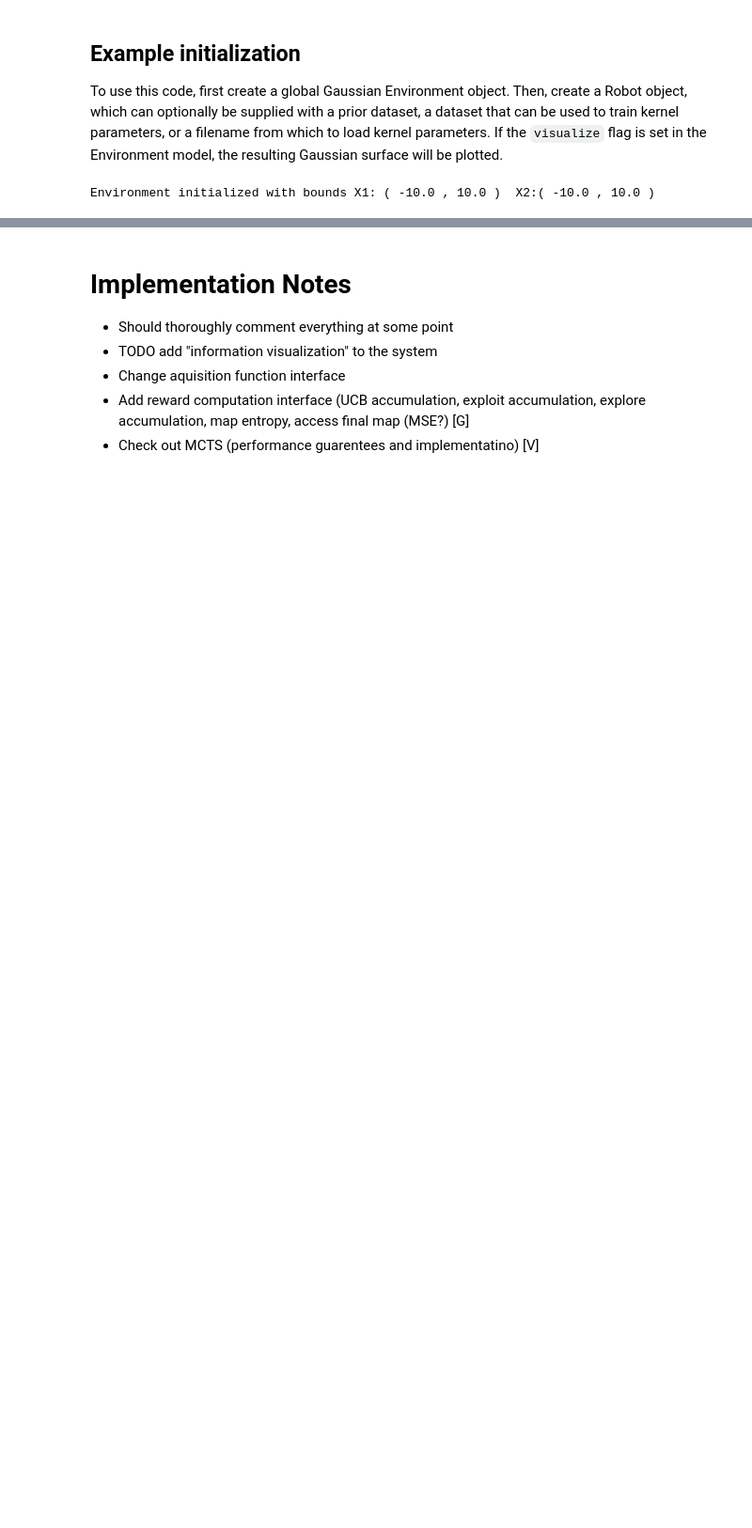
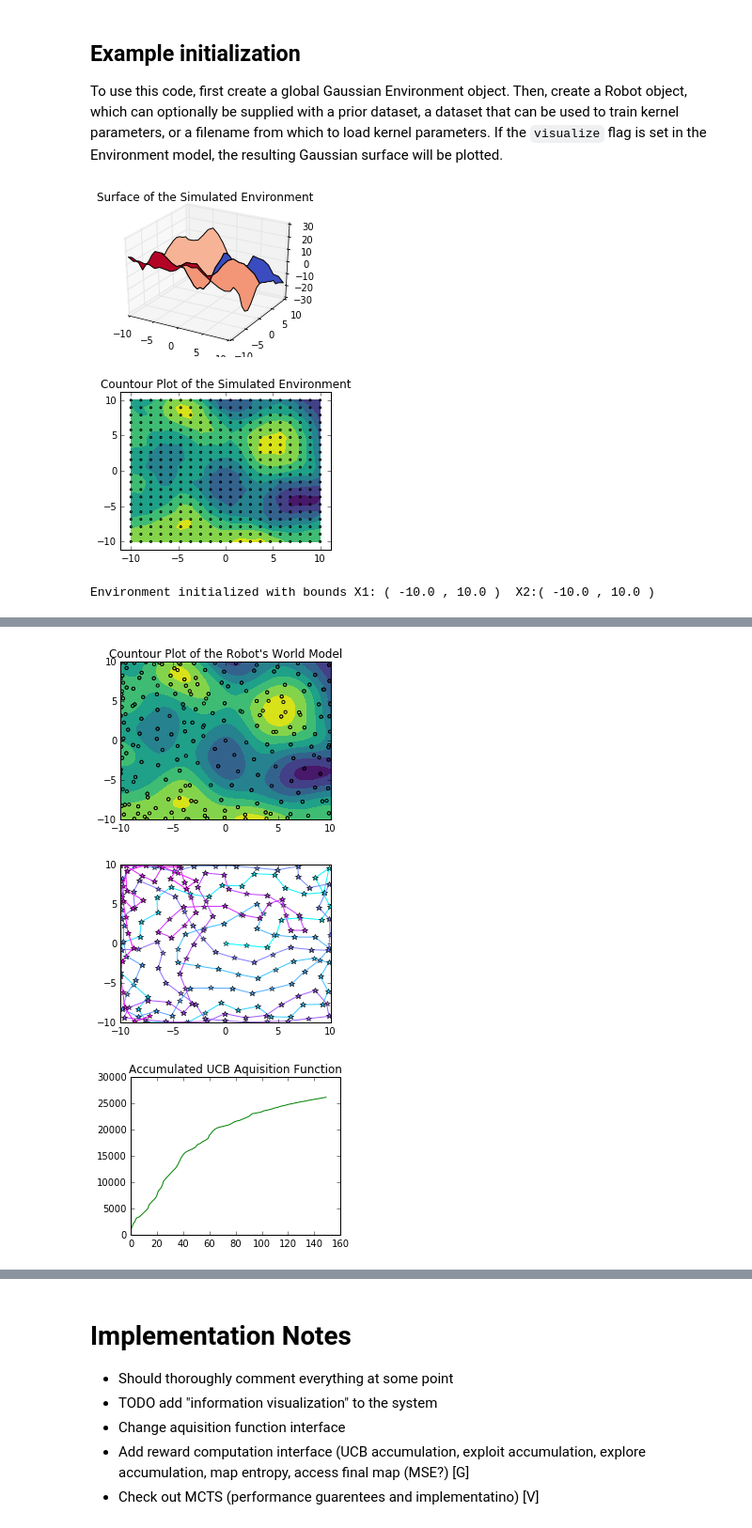
Before and after one commit to expeditionary-robotics/informative-path-planning, a Jupyter notebook: nonmyopic_ipp.ipynb, the cells around one changed output, grey strips where cells are left out. Shown at 94% size. Cells and saved outputs as stored; diff of their text form; code cells hidden in the pictures; blank space fills up the shorter version.

```diff
--- a/nonmyopic_ipp.ipynb
+++ b/nonmyopic_ipp.ipynb
@@ -905,43 +1077,51 @@ To use this code, first create a global Gaussian Environment object. Then, creat
 # %%
 # Create a random enviroment sampled from a GP with an RBF kernel and specified hyperparameters, mean function 0
 # The enviorment will be constrained by a set of uniformly distributed  sample points of size NUM_PTS x NUM_PTS
+
+''' Options include mean, info_gain, and hotspot_info'''
+reward_function = 'hotspot_info'
+
 world = Environment(ranges = (-10., 10., -10., 10.), # x1min, x1max, x2min, x2max constraints
                     NUM_PTS = 20,
                     variance = 100.0,
                     lengthscale = 3.0,
-                    visualize = False,
+                    visualize = True,
                     seed = 1)
 
-evaluation = Evaluation(world)
+evaluation = Evaluation(world = world,
+                        reward_function = reward_function)
 
 # Gather some prior observations to train the kernel (optional)
 ranges = (-10, 10, -10, 10)
 x1observe = np.linspace(ranges[0], ranges[1], 5)
 x2observe = np.linspace(ranges[2], ranges[3], 5)
 x1observe, x2observe = np.meshgrid(x1observe, x2observe, sparse = False, indexing = 'xy')
 data = np.vstack([x1observe.ravel(), x2observe.ravel()]).T
 observations = world.sample_value(data)
 
 # Create the point robot
 robot = Robot(sample_world = world.sample_value,
               start_loc = (0.0, 0.0, 0.0),
               ranges = (-10., 10., -10., 10.),
               kernel_file = None,
               kernel_dataset = None,
               prior_dataset =  None,
               init_lengthscale = 3.0,
               init_variance = 100.0,
               noise = 0.05,
               path_generator = 'equal_dubins',
               frontier_size = 20,
               horizon_length = 5.0,
               turning_radius = 0.5,
-              sample_step = 1.0,
-              evaluation = evaluation)
+              sample_step = 2.0,
+              evaluation = evaluation,
+              f_rew = reward_function)
 
-robot.myopic_planner(T = 200)
-#robot.visualize_world_model()
-#robot.visualize_trajectory()
+robot.myopic_planner(T = 150)
+robot.visualize_world_model()
+robot.visualize_trajectory()
 robot.plot_information()
 # %% [output]
+[figure, added]
+[figure, added]
 Environment initialized with bounds X1: ( -10.0 , 10.0 )  X2:( -10.0 , 10.0 )
@@ -951,0 +1128,3 @@ Environment initialized with bounds X1: ( -10.0 , 10.0 )  X2:( -10.0 , 10.0 )
+[figure, added]
+[figure, added]
+[figure, added]
```
Also changed, not shown: parts of 10 cells of this notebook, 1 other file.
